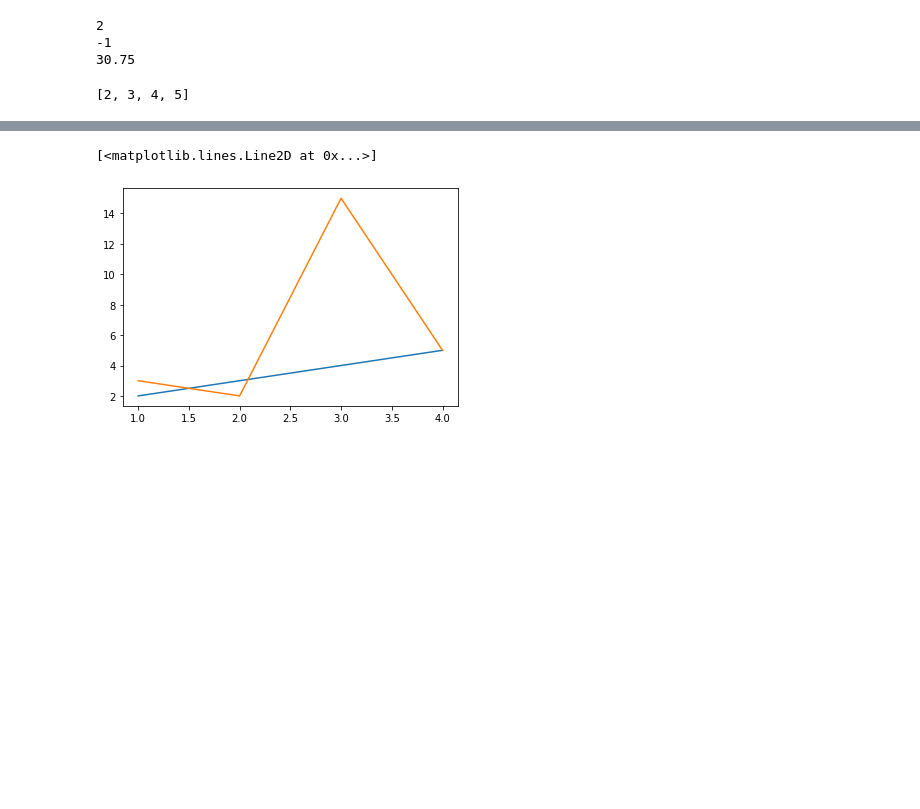
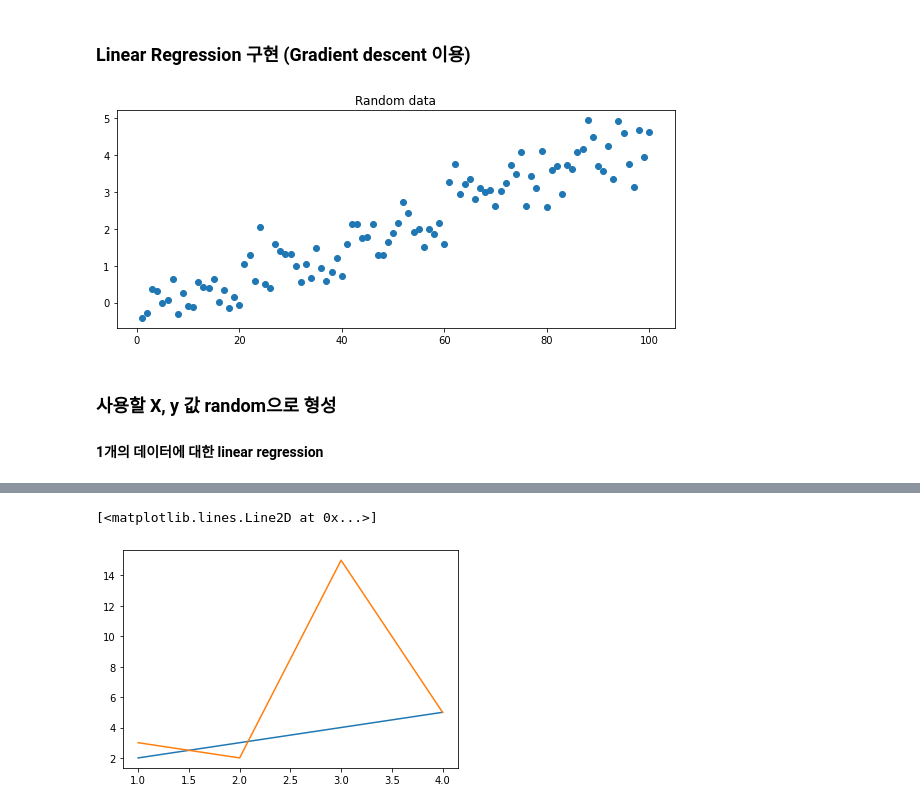
Before and after one commit to akangel0307/Onepredict_study, a Jupyter notebook: Gradient_descent.ipynb, the cells around one changed output, grey strips where cells are left out. Cells and saved outputs as stored; diff of their text form; code cells hidden in the pictures; blank space fills up the shorter version.

```diff
--- a/Gradient_descent.ipynb
+++ b/Gradient_descent.ipynb
@@ -10,3 +10,5 @@ y = np.sin(x) + np.random.normal(0, 0.15, len(x))
+# %% [markdown]
+### Linear Regression 구현 (Gradient descent 이용)
 # %%
 def predict(m, c, x_i):
     return m * x_i + c
@@ -22,20 +34,16 @@ def MSE(m, c, x, y):
-# %%
-print(predict(1, 1, 1))
-print(error(1,1,1,1))
-print(MSE(1,1,x,y))
-x= [1,2,3,4]
-y= [3,2,15,5]
-
-predict_list = []
-for x_i,y_i in zip(x,y):
-    predict_list.append(predict(1,1,x_i))
-
-predict_list
-
-# for x_i,y_i in zip(x,y):
-#     print(x_i, y_i)
-# %% [output]
-2
--1
-30.75
-[2, 3, 4, 5]
+# %%
+y = (np.array(sorted(list(range(5))*20)) + np.random.normal(size=100, scale=0.5))
+X = np.array([i for i in range(1,len(y)+1)])
+D = []
+for i in range(len(X)):
+    D.append((y[i]-y[i-1])/(X[i]-X[i-1]))
+# %%
+plt.figure(figsize=[10,4])
+plt.scatter(X,y)
+plt.title("Random data")
+plt.show()
+# %% [output]
+[figure, added]
+# %% [markdown]
+### 사용할 X, y 값 random으로 형성
+#### 1개의 데이터에 대한 linear regression
```
Also changed, not shown: parts of 38 cells of this notebook.
